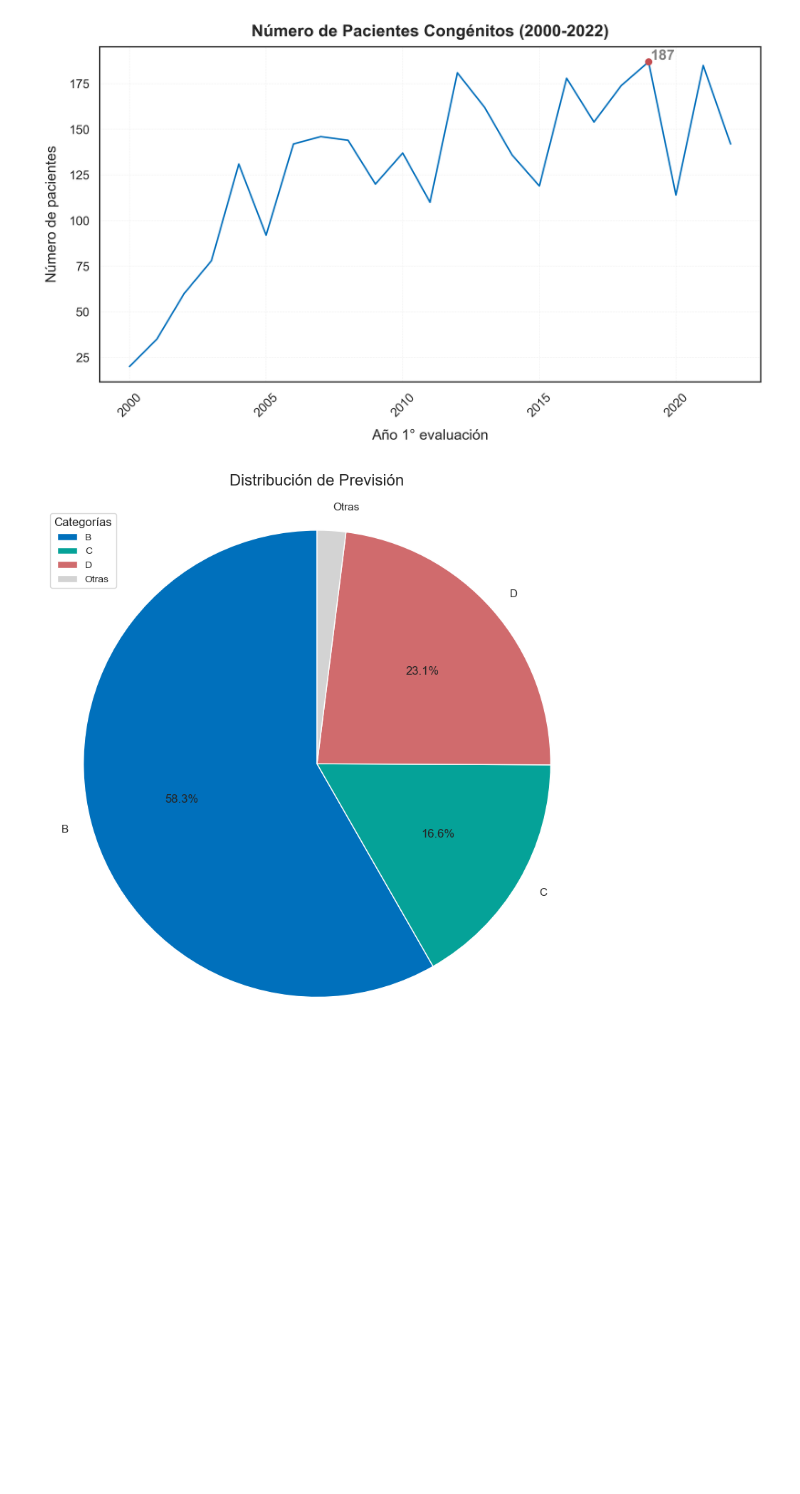
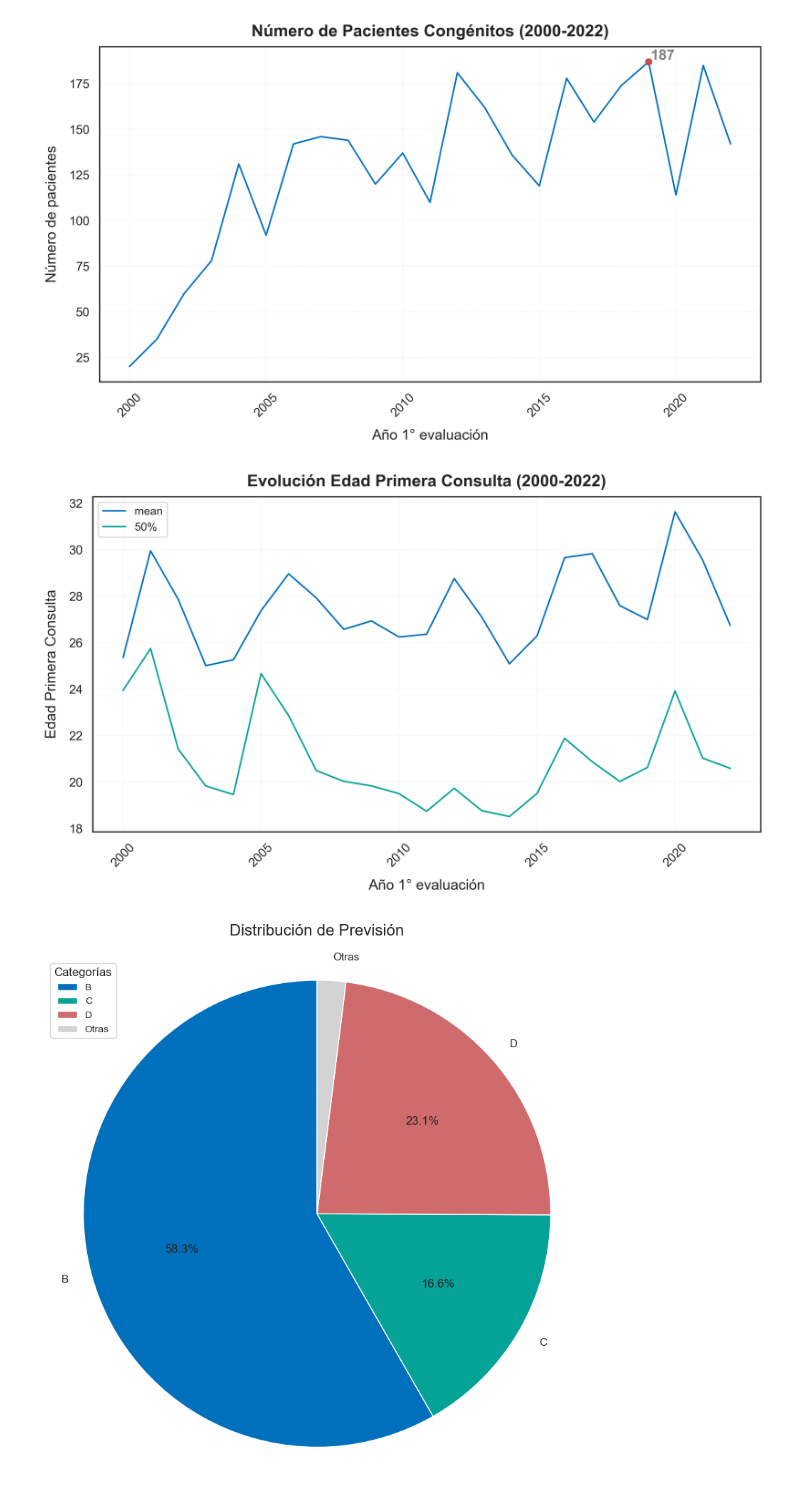
Before and after one commit to JavierRojas14/congenitas-ambulatorio, a Jupyter notebook: notebooks/test.ipynb, the cells around one changed output. Drawn from its saved outputs; the diff is of its cells as text; code cells hidden in the pictures; blank space fills up the shorter version.

Commit message:
Exporta el grafico de edad primera consulta

```diff
--- a/notebooks/test.ipynb
+++ b/notebooks/test.ipynb
@@ -125,6 +125,30 @@ plt.savefig("../reports/figures/numero_de_pacientes.png", dpi=300, bbox_inches="
 plt.show()
 # %% [output]
 [figure]
+# %%
+fig, ax = plt.subplots(figsize=(10, 6), dpi=300)
+edad_primera_consulta[["mean", "50%"]].plot(ax=ax)
+
+ax.set_title(
+    "Evolución Edad Primera Consulta (2000-2022)", fontsize=16, weight="bold", pad=10
+)
+ax.set_xlabel("Año 1° evaluación", fontsize=14, labelpad=10)
+ax.set_ylabel("Edad Primera Consulta", fontsize=14, labelpad=10)
+
+# Rotate x-axis labels for clarity
+plt.xticks(fontsize=12, rotation=45)
+plt.yticks(fontsize=12)
+
+# Add a grid for better readability
+ax.grid(visible=True, which="major", linestyle="--", linewidth=0.5, color="gray", alpha=0.1)
+
+fig.tight_layout()
+
+plt.savefig("../reports/figures/edad_primera_consulta.png", dpi=300, bbox_inches="tight")
+
+plt.show()
+# %% [output]
+[figure, added]
 # %%
 # Set a threshold for categorizing "low-frequency" categories
 threshold = (
```
Also changed, not shown: 1 other file.
